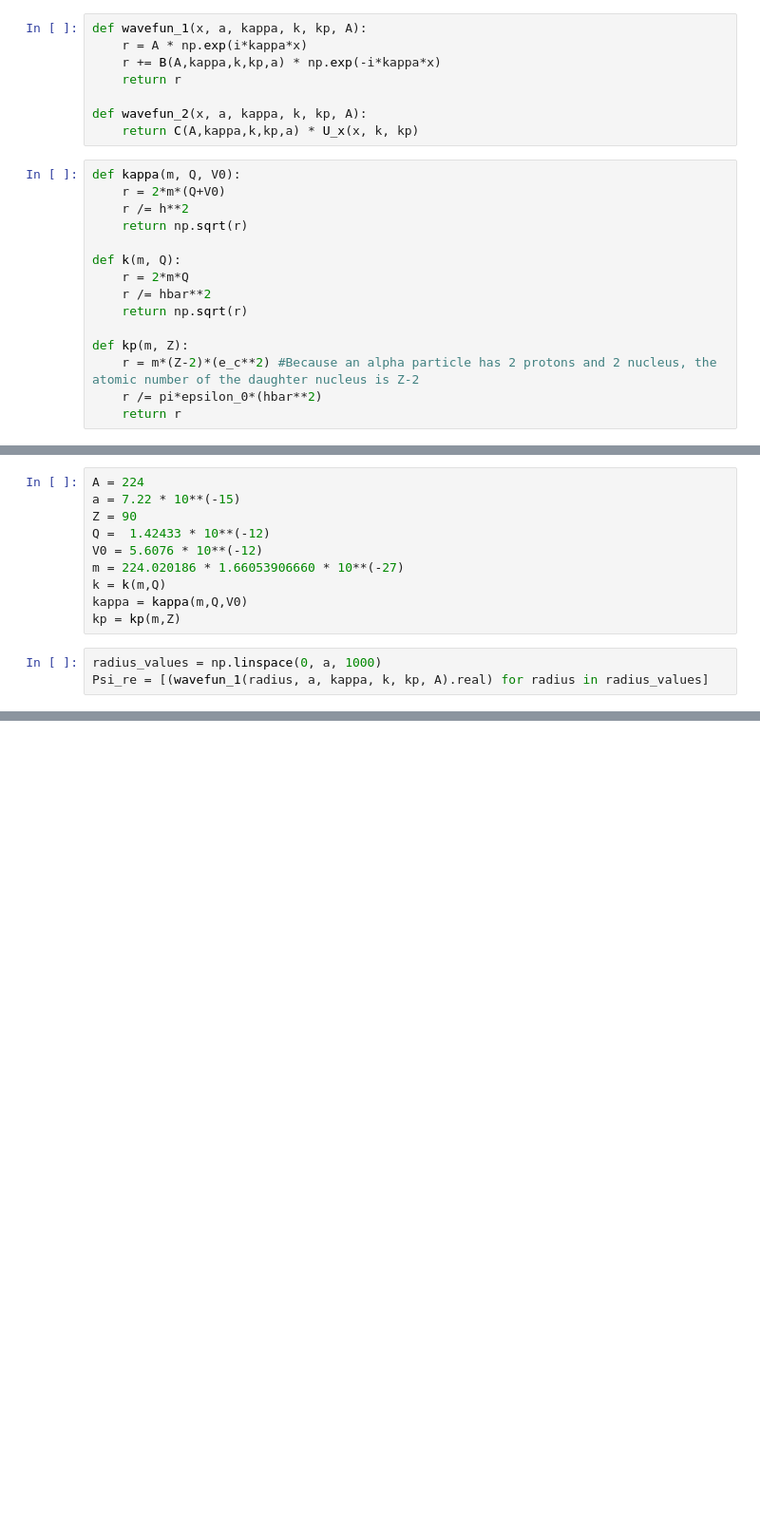
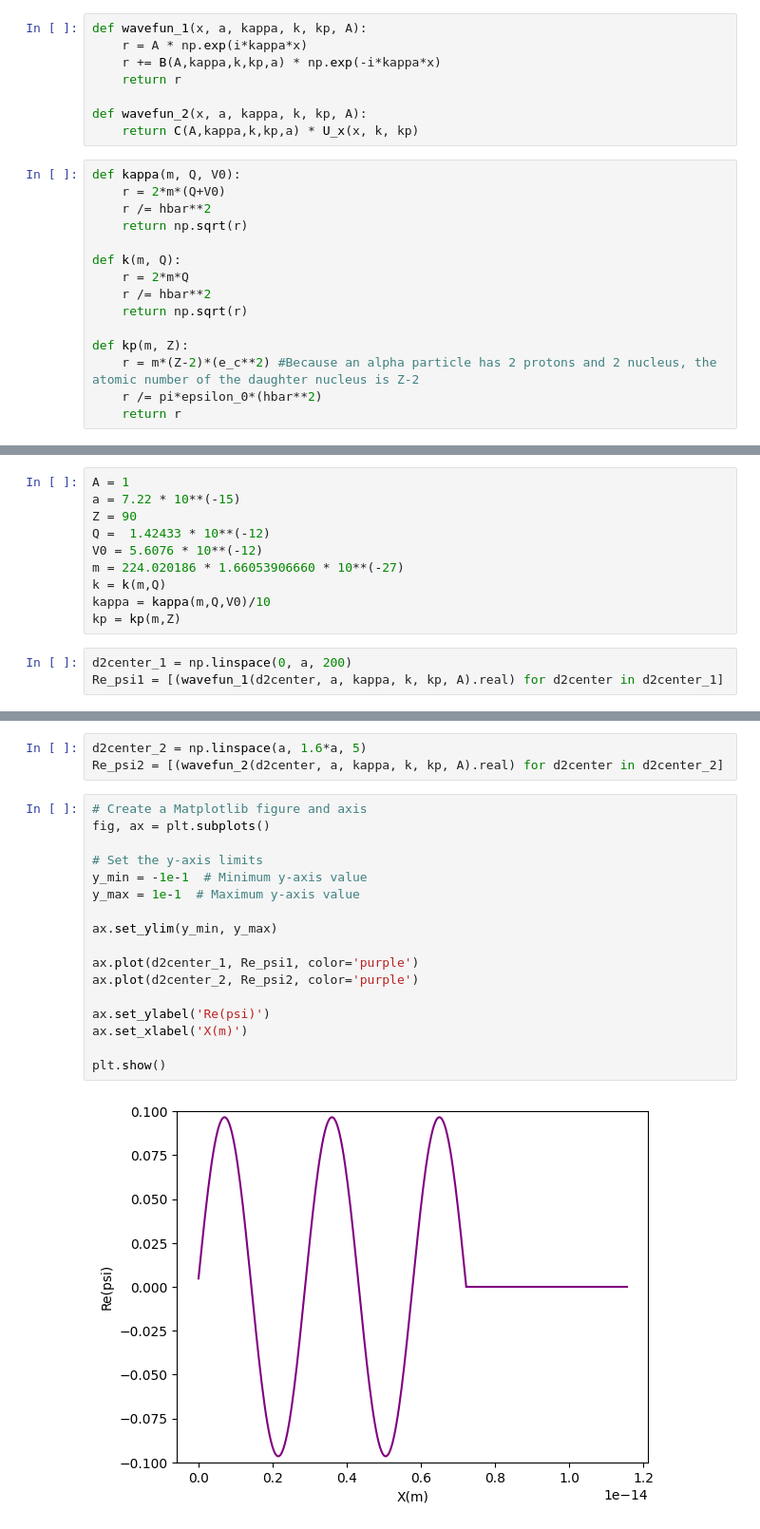
Before and after one commit to m4mbo/theoretical-nuclear-potential, a Jupyter notebook: wave_function.ipynb, the cells around one changed output, grey strips where cells are left out. Shown at 95% size. Drawn from its saved outputs; the diff is of its cells as text; blank space fills up the shorter version.

```diff
--- a/wave_function.ipynb
+++ b/wave_function.ipynb
@@ -67,7 +64,7 @@ def wavefun_2(x, a, kappa, k, kp, A):
 # %%
 def kappa(m, Q, V0):
     r = 2*m*(Q+V0)
-    r /= h**2
+    r /= hbar**2
     return np.sqrt(r)
 
 def k(m, Q):
@@ -84,13 +81,13 @@ Example for $^{224}T$
 # %%
-A = 224
+A = 1
 a = 7.22 * 10**(-15)
 Z = 90
 Q =  1.42433 * 10**(-12)
 V0 = 5.6076 * 10**(-12)
 m = 224.020186 * 1.66053906660 * 10**(-27)
 k = k(m,Q)
-kappa = kappa(m,Q,V0)
+kappa = kappa(m,Q,V0)/10
 kp = kp(m,Z)
 # %%
-radius_values = np.linspace(0, a, 1000)
-Psi_re = [(wavefun_1(radius, a, kappa, k, kp, A).real) for radius in radius_values]
+d2center_1 = np.linspace(0, a, 200)
+Re_psi1 = [(wavefun_1(d2center, a, kappa, k, kp, A).real) for d2center in d2center_1]
@@ -102,0 +94,22 @@ plt.show
+# %%
+d2center_2 = np.linspace(a, 1.6*a, 5)
+Re_psi2 = [(wavefun_2(d2center, a, kappa, k, kp, A).real) for d2center in d2center_2]
+# %%
+# Create a Matplotlib figure and axis
+fig, ax = plt.subplots()
+
+# Set the y-axis limits
+y_min = -1e-1  # Minimum y-axis value
+y_max = 1e-1  # Maximum y-axis value
+
+ax.set_ylim(y_min, y_max)
+
+ax.plot(d2center_1, Re_psi1, color='purple')
+ax.plot(d2center_2, Re_psi2, color='purple')
+
+ax.set_ylabel('Re(psi)')
+ax.set_xlabel('X(m)')
+
+plt.show()
+# %% [output]
+[figure, added]
```
Also changed, not shown: parts of 4 cells of this notebook.
